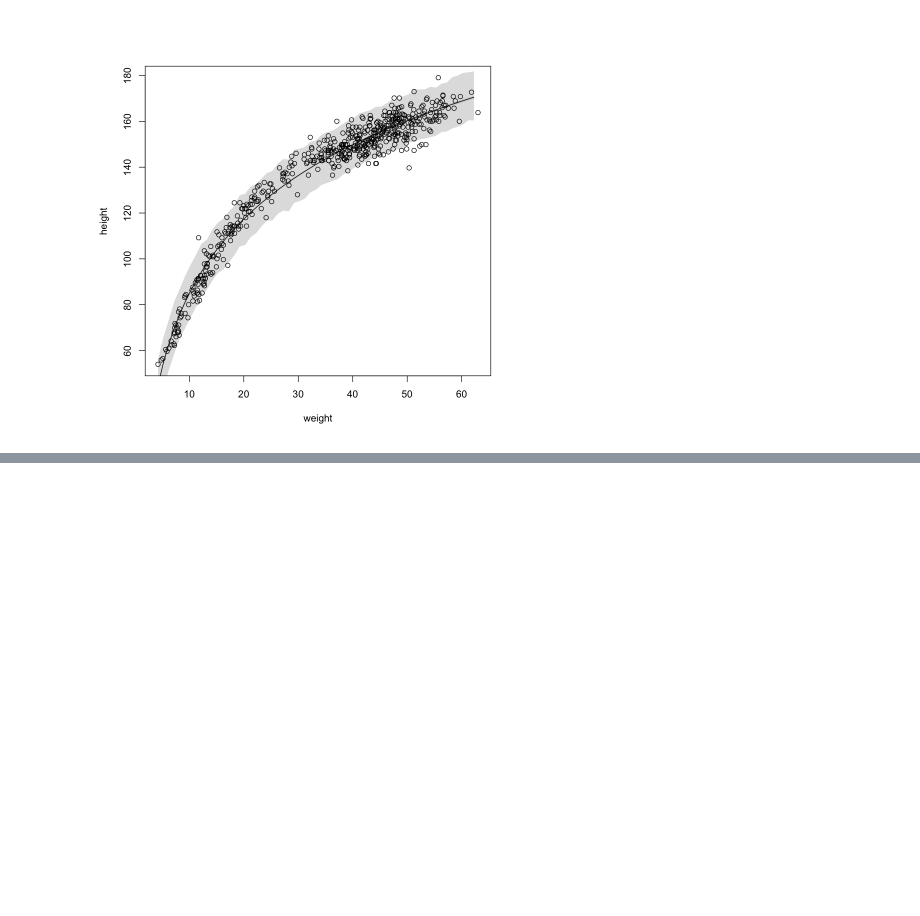
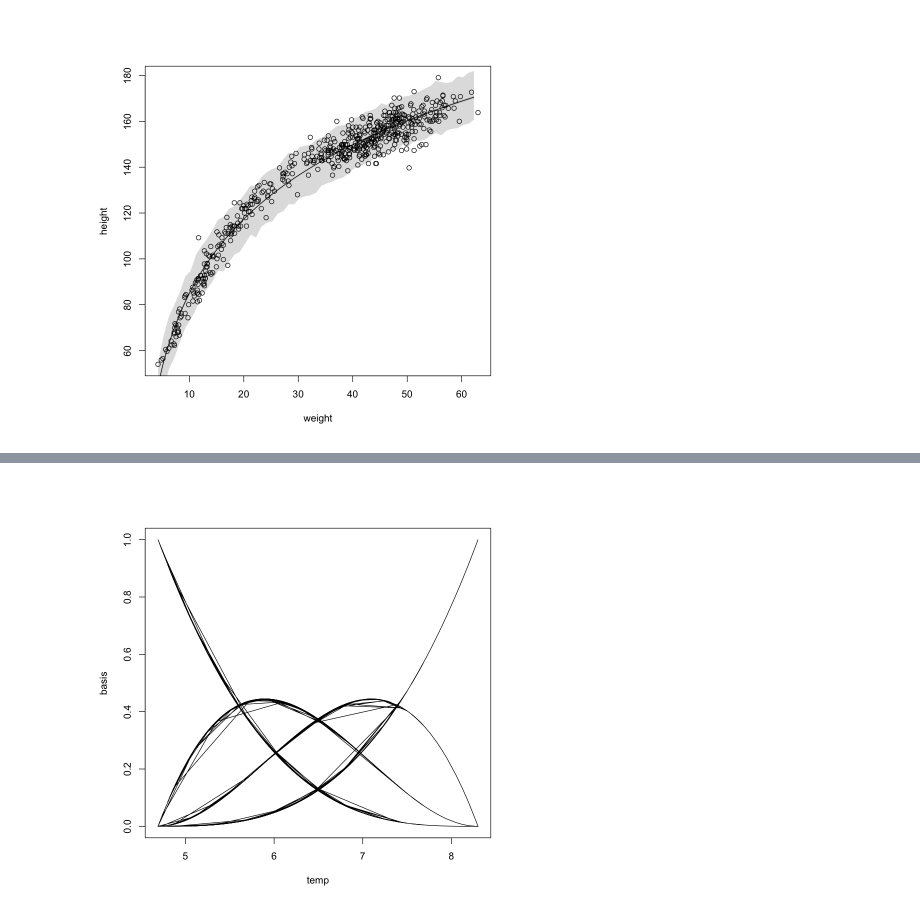
Before and after one commit to jfyu/rethinking_stats_2_practice, a Jupyter notebook: R/R_chapter_4.ipynb, the cells around one changed output, grey strips where cells are left out. Drawn from its saved outputs; the diff is of its cells as text; code cells hidden in the pictures; blank space fills up the shorter version.

```diff
--- a/R/R_chapter_4.ipynb
+++ b/R/R_chapter_4.ipynb
@@ -367,0 +372,17 @@ shade(height.HPDI, w_seq)
+# %%
+library(rethinking)
+data(cherry_blossoms)
+d <- cherry_blossoms
+# %%
+d2 <- d[complete.cases(d$doy, d$temp), ] #drop the missing values
+# %%
+#let's do a spline
+library(splines)
+num_knots <- 2
+knot_list <- quantile(d2$temp, probs = seq(0, 1, length.out = num_knots))
+B <- bs(d2$temp, knots = knot_list[-c(1, num_knots)], degree=3, intercept=TRUE)
+# %%
+plot( NULL, xlim = range(d2$temp), ylim=c(0, 1), xlab='temp', ylab='basis')
+for (i in 1:ncol(B)) lines(d2$temp, B[,i])
+# %% [output]
+[figure, added]
```
Also changed, not shown: parts of 53 cells of this notebook.
